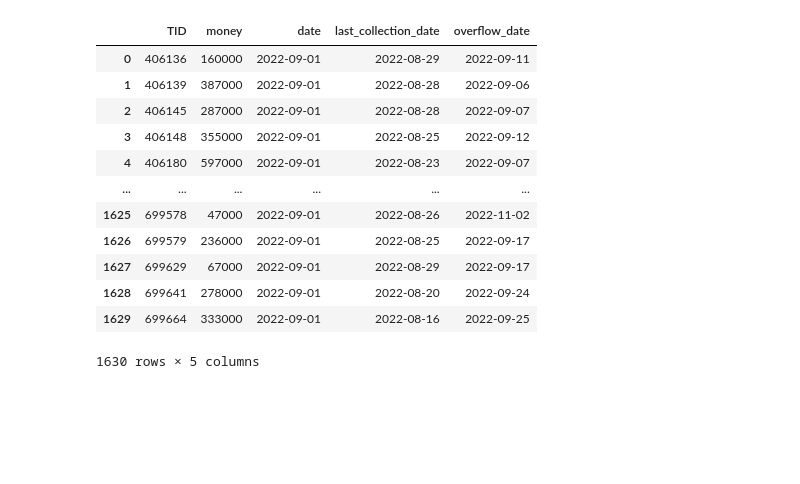
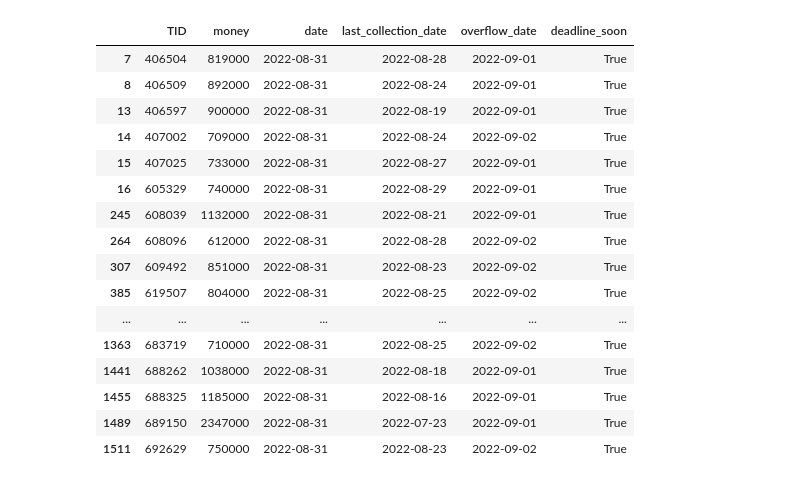
Before and after one commit to SerSmith/bank_schedule, a Jupyter notebook: notebooks/overload_researches.ipynb, the cells around one changed output. Cells and saved outputs as stored; diff of their text form; code cells hidden in the pictures; blank space fills up the shorter version.

```diff
--- a/notebooks/overload_researches.ipynb
+++ b/notebooks/overload_researches.ipynb
@@ -52,17 +54,22 @@ def get_residuals_on_horizon(today_date: str,
         today_cash (pd.DataFrame): _description_
         horizon (int, optional): _description_. Defaults to 3.
     """
-    today_residuals = today_residuals.set_index('TID')['money']
+    money = today_residuals.set_index('TID')['money']
+
     horizon_income = get_income_on_horizon(today_date, forecaset_model, horizon)
-    horizon_income = horizon_income.set_index('TID').loc[today_residuals.index, 'money_in']
-    horizon_residuals = today_residuals + horizon_income
-    horizon_residuals.name = 'money'
-    horizon_residuals = horizon_residuals.reset_index()
+    horizon_income = horizon_income.set_index('TID').loc[money.index, 'money_in']
+
+    money += horizon_income
+    money.index = today_residuals.index
+
+    horizon_residuals = today_residuals.copy()
     horizon_residuals['date'] = pd.to_datetime(today_date) + pd.Timedelta(days=horizon)
+    horizon_residuals['money'] = money.copy()
+
     return horizon_residuals
 
 
-def get_overflow_date(residuals: pd.DataFrame,
+def add_overflow_date(residuals: pd.DataFrame,
                       forecast_model: object,
                       overflow_thresh: int=10**6,
                       horizon: int=1,
@@ -103,6 +110,29 @@ def get_overflow_date(residuals: pd.DataFrame,
     residuals['overflow_date'] = residuals['overflow_date'].fillna(today)
 
     return residuals
+
+
+def add_deadline_soon_flag(residuals: pd.DataFrame,
+                           overflow_thresh: int=3,
+                           cash_collection_thresh: int=3,
+                           max_cash_collection_gap: int=14):
+    """Добавляет флаг 'скоро дедлайн'
+
+    Args:
+        residuals (pd.DataFrame): _description_
+        deadline_thresh (int, optional): _description_. Defaults to 3.
+    """
+    days_from_last_collection_max = max_cash_collection_gap - cash_collection_thresh
+
+    # до переполнеия меньше deadline_thresh дней
+    overflow_cond = residuals['overflow_date'] - residuals['date'] < pd.Timedelta(days=overflow_thresh)
+
+    # со дня последней инкассации прошло не менее, чем max_cash_collection_gap - cash_collection_thresh
+    cash_collection_cond = residuals['date'] - residuals['last_collection_date'] \
+        >= pd.Timedelta(days_from_last_collection_max)
+
+    residuals['deadline_soon'] = overflow_cond & cash_collection_cond
+    return residuals
 # %%
 loader = Data(RAW_DATA_FOLDER)
 dists = loader.get_distance_matrix()
@@ -135,16 +149,23 @@ get_overflow_date(residuals, hist_mdl)
-# %%
-get_overflow_date(residuals, lgbm_mdl)
-# %% [output]
-|  | TID | money | date | last_collection_date | overflow_date |
-| 0 | 406136 | 160000 | 2022-09-01 | 2022-08-29 | 2022-09-11 |
-| 1 | 406139 | 387000 | 2022-09-01 | 2022-08-28 | 2022-09-06 |
-| 2 | 406145 | 287000 | 2022-09-01 | 2022-08-28 | 2022-09-07 |
-| 3 | 406148 | 355000 | 2022-09-01 | 2022-08-25 | 2022-09-12 |
-| 4 | 406180 | 597000 | 2022-09-01 | 2022-08-23 | 2022-09-07 |
-| ... | ... | ... | ... | ... | ... |
-| 1625 | 699578 | 47000 | 2022-09-01 | 2022-08-26 | 2022-11-02 |
-| 1626 | 699579 | 236000 | 2022-09-01 | 2022-08-25 | 2022-09-17 |
-| 1627 | 699629 | 67000 | 2022-09-01 | 2022-08-29 | 2022-09-17 |
-| 1628 | 699641 | 278000 | 2022-09-01 | 2022-08-20 | 2022-09-24 |
-| 1629 | 699664 | 333000 | 2022-09-01 | 2022-08-16 | 2022-09-25 |
-1630 rows × 5 columns
+# %%
+new_resids_hist = add_deadline_soon_flag(add_overflow_date(residuals, hist_mdl))
+new_resids_lgbm = add_deadline_soon_flag(add_overflow_date(residuals, lgbm_mdl))
+# %%
+display(new_resids_hist[new_resids_hist['deadline_soon']])
+# %% [output]
+|  | TID | money | date | last_collection_date | overflow_date | deadline_soon |
+| 7 | 406504 | 819000 | 2022-08-31 | 2022-08-28 | 2022-09-01 | True |
+| 8 | 406509 | 892000 | 2022-08-31 | 2022-08-24 | 2022-09-01 | True |
+| 13 | 406597 | 900000 | 2022-08-31 | 2022-08-19 | 2022-09-01 | True |
+| 14 | 407002 | 709000 | 2022-08-31 | 2022-08-24 | 2022-09-02 | True |
+| 15 | 407025 | 733000 | 2022-08-31 | 2022-08-27 | 2022-09-01 | True |
+| 16 | 605329 | 740000 | 2022-08-31 | 2022-08-29 | 2022-09-01 | True |
+| 245 | 608039 | 1132000 | 2022-08-31 | 2022-08-21 | 2022-09-01 | True |
+| 264 | 608096 | 612000 | 2022-08-31 | 2022-08-28 | 2022-09-02 | True |
+| 307 | 609492 | 851000 | 2022-08-31 | 2022-08-23 | 2022-09-02 | True |
+| 385 | 619507 | 804000 | 2022-08-31 | 2022-08-25 | 2022-09-02 | True |
+| ... | ... | ... | ... | ... | ... | ... |
+| 1363 | 683719 | 710000 | 2022-08-31 | 2022-08-25 | 2022-09-02 | True |
+| 1441 | 688262 | 1038000 | 2022-08-31 | 2022-08-18 | 2022-09-01 | True |
+| 1455 | 688325 | 1185000 | 2022-08-31 | 2022-08-16 | 2022-09-01 | True |
+| 1489 | 689150 | 2347000 | 2022-08-31 | 2022-07-23 | 2022-09-01 | True |
+| 1511 | 692629 | 750000 | 2022-08-31 | 2022-08-23 | 2022-09-02 | True |
```
Also changed, not shown: parts of 6 cells of this notebook.
